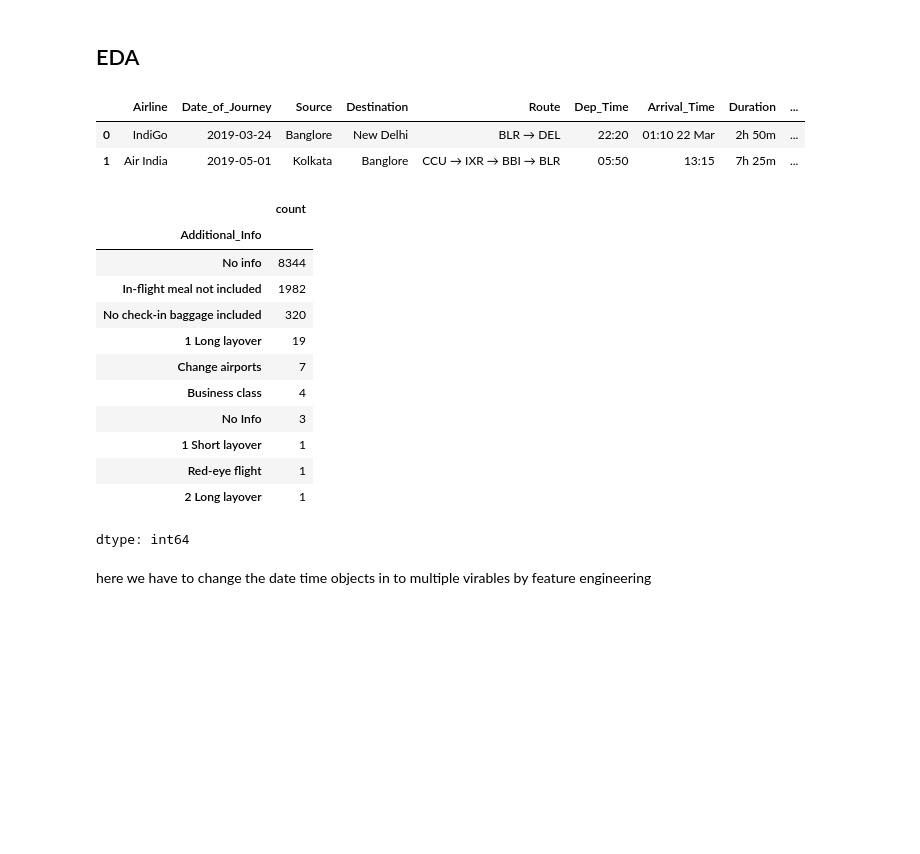
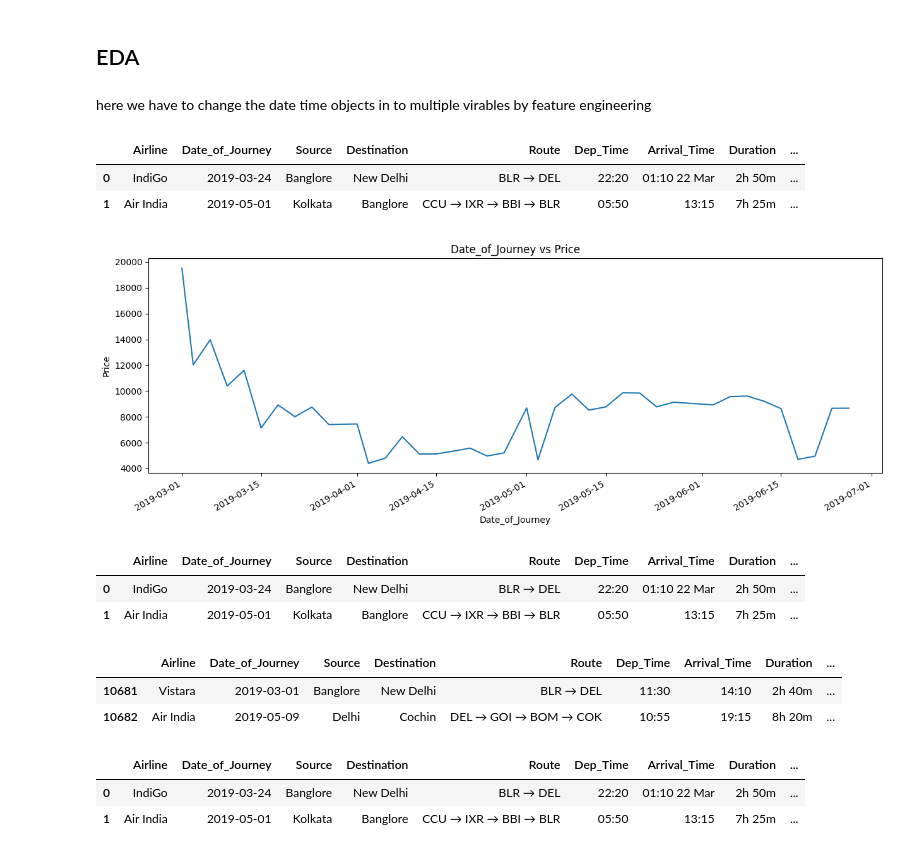
Before and after one commit to vinodvicki/Flight-Flare-predictions-, a Jupyter notebook: Untitled6.ipynb, the cells around one changed output. Drawn from its saved outputs; the diff is of its cells as text; code cells hidden in the pictures; blank space fills up the shorter version.

Commit message:
Now i performed time series columns

```diff
--- a/Untitled6.ipynb
+++ b/Untitled6.ipynb
@@ -165,5 +181,7 @@ dtype: int64
 # %% [markdown]
 ## EDA ##
+# %% [markdown]
+here we have to change the date time objects in to multiple virables by feature engineering
 # %%
 # converting date time objects
 train_df['Date_of_Journey']= pd.to_datetime(train_df['Date_of_Journey'], format='%d/%m/%Y')
@@ -173,21 +191,13 @@ train_df.head(2)
 |  | Airline | Date_of_Journey | Source | Destination | Route | Dep_Time | Arrival_Time | Duration | ... |
 | 0 | IndiGo | 2019-03-24 | Banglore | New Delhi | BLR → DEL | 22:20 | 01:10 22 Mar | 2h 50m | ... |
 | 1 | Air India | 2019-05-01 | Kolkata | Banglore | CCU → IXR → BBI → BLR | 05:50 | 13:15 | 7h 25m | ... |
-# %%
-train_df.Additional_Info.value_counts()
-# %% [output]
-|  | count |
-| Additional_Info |  |
-| No info | 8344 |
-| In-flight meal not included | 1982 |
-| No check-in baggage included | 320 |
-| 1 Long layover | 19 |
-| Change airports | 7 |
-| Business class | 4 |
-| No Info | 3 |
-| 1 Short layover | 1 |
-| Red-eye flight | 1 |
-| 2 Long layover | 1 |
-dtype: int64
-# %% [markdown]
-here we have to change the date time objects in to multiple virables by feature engineering
+# %%
+plt.figure(figsize=(15,5))
+# below plot shows the date wise price graph
+train_df.groupby('Date_of_Journey')['Price'].mean().plot(kind='line')
+plt.xlabel('Date_of_Journey')
+plt.ylabel('Price')
+plt.title('Date_of_Journey vs Price')
+plt.show()
+# %% [output]
+[figure, added]
@@ -193,0 +209,12 @@ here we have to change the date time objects in to multiple virables by feature
+# %%
+train_df.head(2)
+# %% [output]
+|  | Airline | Date_of_Journey | Source | Destination | Route | Dep_Time | Arrival_Time | Duration | ... |
+| 0 | IndiGo | 2019-03-24 | Banglore | New Delhi | BLR → DEL | 22:20 | 01:10 22 Mar | 2h 50m | ... |
+| 1 | Air India | 2019-05-01 | Kolkata | Banglore | CCU → IXR → BBI → BLR | 05:50 | 13:15 | 7h 25m | ... |
+# %%
+train_df.tail(2)
+# %% [output]
+|  | Airline | Date_of_Journey | Source | Destination | Route | Dep_Time | Arrival_Time | Duration | ... |
+| 10681 | Vistara | 2019-03-01 | Banglore | New Delhi | BLR → DEL | 11:30 | 14:10 | 2h 40m | ... |
+| 10682 | Air India | 2019-05-09 | Delhi | Cochin | DEL → GOI → BOM → COK | 10:55 | 19:15 | 8h 20m | ... |
@@ -193,0 +225,6 @@ here we have to change the date time objects in to multiple virables by feature
+# %%
+train_df.head(2)
+# %% [output]
+|  | Airline | Date_of_Journey | Source | Destination | Route | Dep_Time | Arrival_Time | Duration | ... |
+| 0 | IndiGo | 2019-03-24 | Banglore | New Delhi | BLR → DEL | 22:20 | 01:10 22 Mar | 2h 50m | ... |
+| 1 | Air India | 2019-05-01 | Kolkata | Banglore | CCU → IXR → BBI → BLR | 05:50 | 13:15 | 7h 25m | ... |
```
Also changed, not shown: parts of 3 cells of this notebook.
